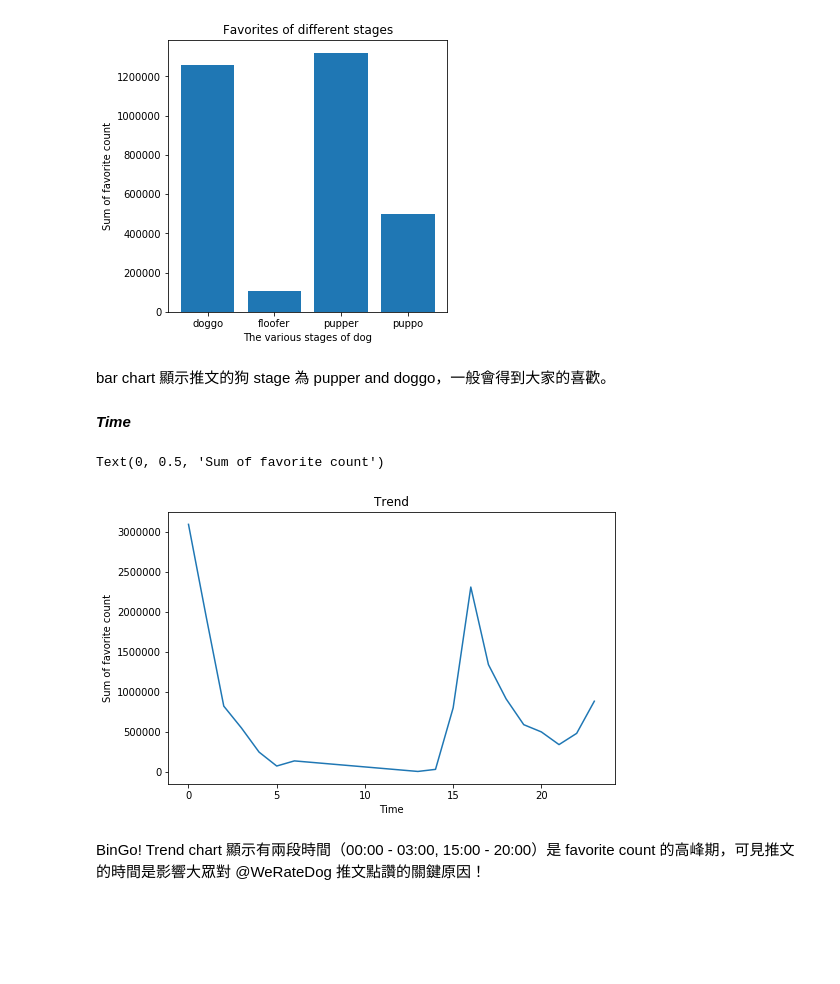
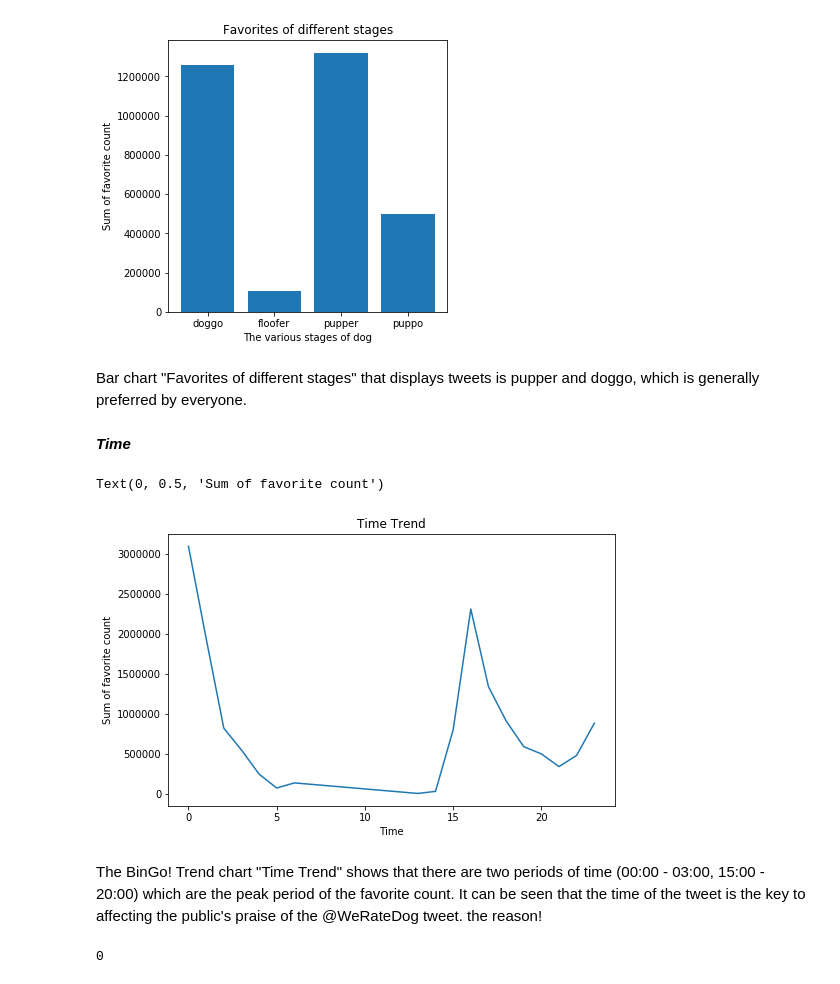
Before and after one commit to MohamedElgohary2012/udacity-wrangle-and-analyze-data, a Jupyter notebook: act_report.ipynb, the cells around one changed output. Cells and saved outputs as stored; diff of their text form; code cells hidden in the pictures; blank space fills up the shorter version.

Commit message:
docs: Translate reports in English

```diff
--- a/act_report.ipynb
+++ b/act_report.ipynb
@@ -142,19 +144,24 @@ plt.ylabel('Sum of favorite count')
 plt.show()
 # %% [output]
 [figure]
-# %% [markdown]
-bar chart 顯示推文的狗 stage 為 pupper and doggo，一般會得到大家的喜歡。
+# %% [markdown]
+Bar chart "Favorites of different stages" that displays tweets is pupper and doggo, which is generally preferred by everyone.
 # %% [markdown]
 **_Time_**
 # %%
 df.created_at = pd.to_datetime(df.created_at)
 plt.subplots(figsize=(8, 5))
 plt.plot(df.groupby(df.created_at.dt.hour).favorite_count.sum())
-plt.title('Trend')
+plt.title('Time Trend')
 plt.xlabel('Time')
 plt.ylabel('Sum of favorite count')
 # %% [output]
 Text(0, 0.5, 'Sum of favorite count')
-[figure, old version]
+[figure, new version]
-# %% [markdown]
-BinGo! Trend chart 顯示有兩段時間（00:00 - 03:00, 15:00 - 20:00）是 favorite count 的高峰期，可見推文的時間是影響大眾對 @WeRateDog 推文點讚的關鍵原因！
+# %% [markdown]
+The BinGo! Trend chart "Time Trend" shows that there are two periods of time (00:00 - 03:00, 15:00 - 20:00) which are the peak period of the favorite count. It can be seen that the time of the tweet is the key to affecting the public's praise of the @WeRateDog tweet. the reason!
+# %%
+from subprocess import call
+call(['python', '-m', 'nbconvert', 'act_report.ipynb'])
+# %% [output]
+0
```
Also changed, not shown: parts of 16 cells of this notebook, 3 other files.
